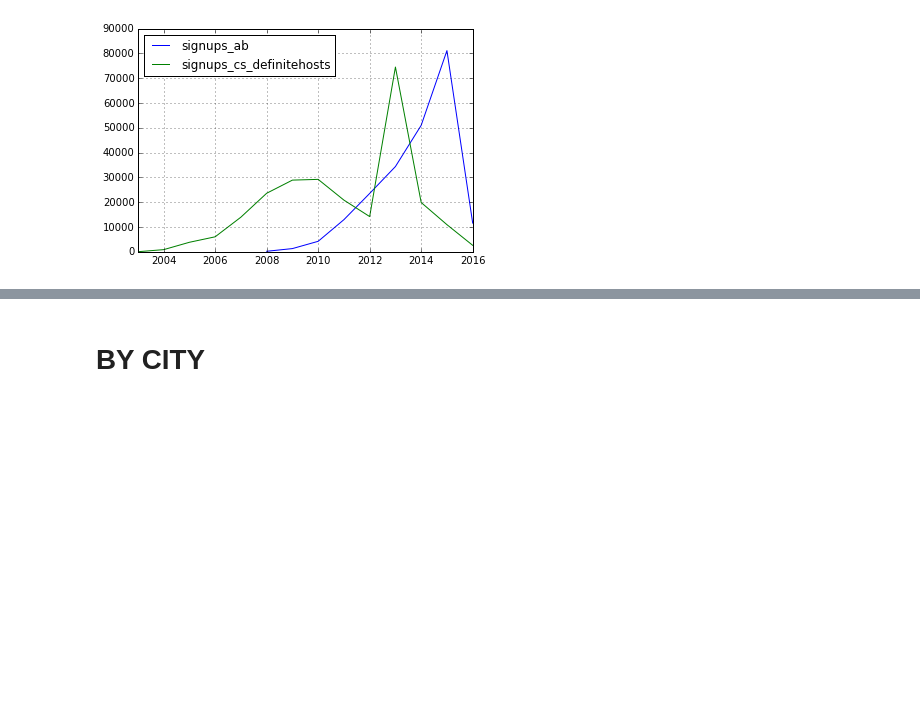
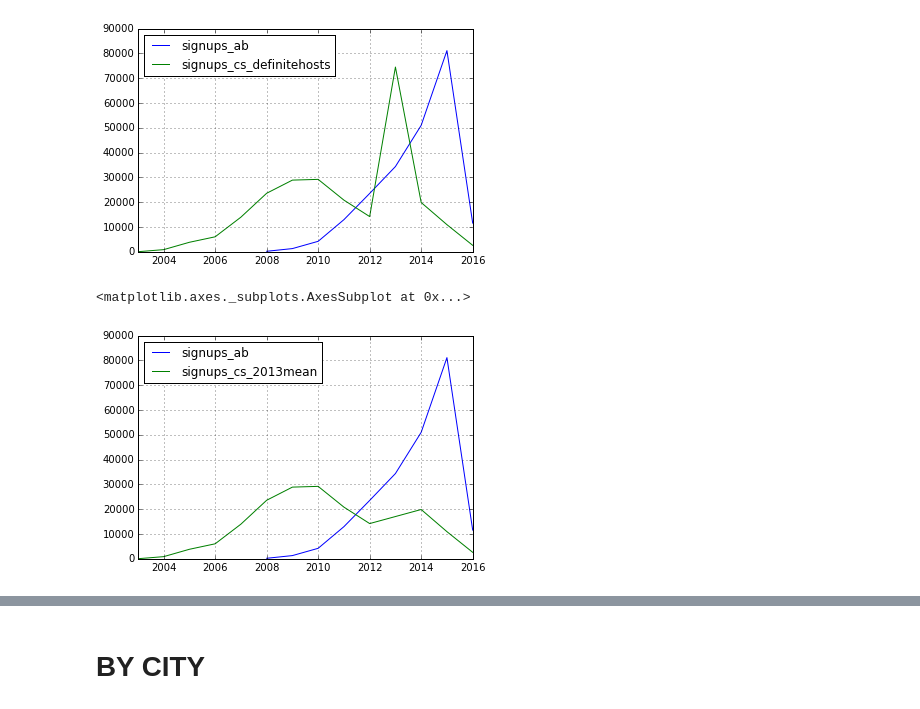
Before and after one commit to notconfusing/airsurfing-analysis, a Jupyter notebook: member since comparison.ipynb, the cells around one changed output, grey strips where cells are left out. Saved outputs shown, nothing was run; the diff lists cells and outputs as text; code cells hidden in the pictures; blank space fills up the shorter version.

```diff
--- a/member since comparison.ipynb
+++ b/member since comparison.ipynb
@@ -112,3 +121,8 @@ abcsdefhost.plot()
 # %% [output]
 <matplotlib.axes._subplots.AxesSubplot at 0x...>
 [figure]
+# %%
+abcs_2013mean.plot()
+# %% [output]
+<matplotlib.axes._subplots.AxesSubplot at 0x...>
+[figure, added]
```
Also changed, not shown: parts of 40 cells of this notebook.
